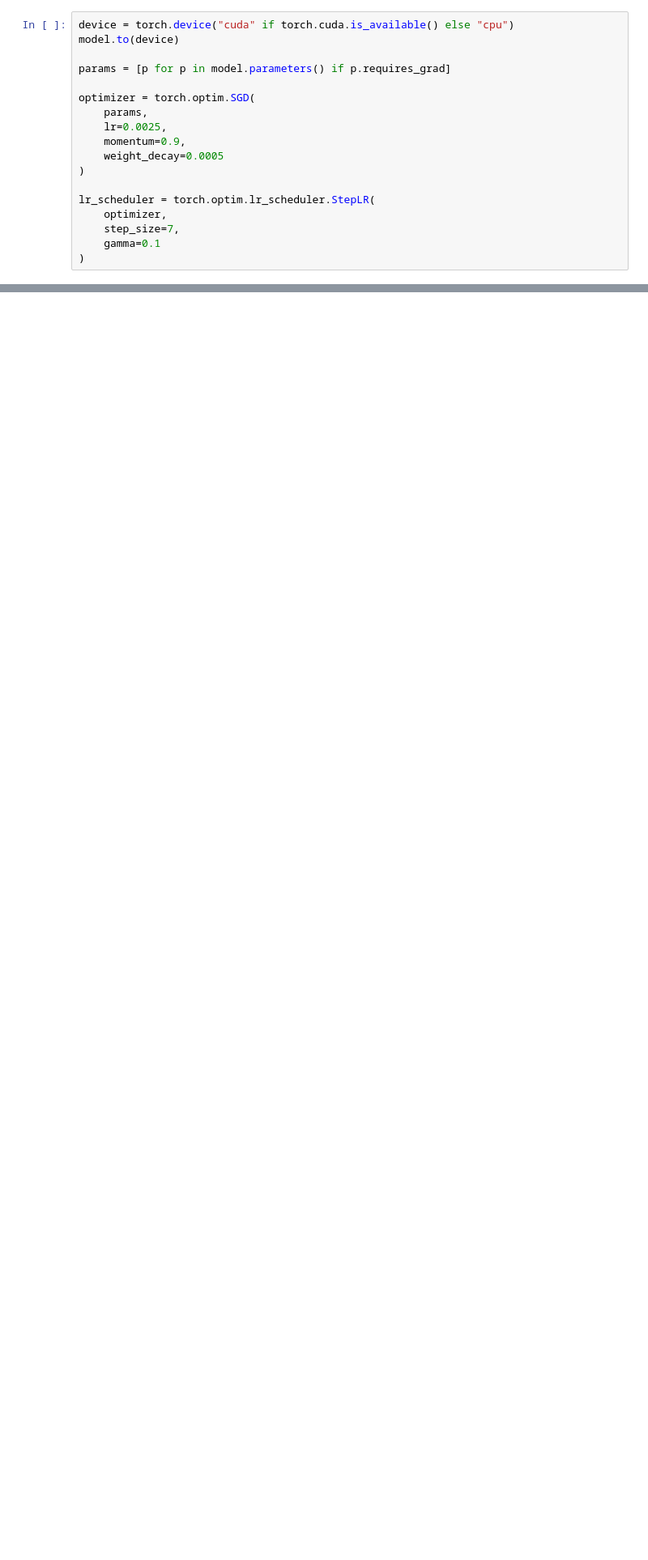
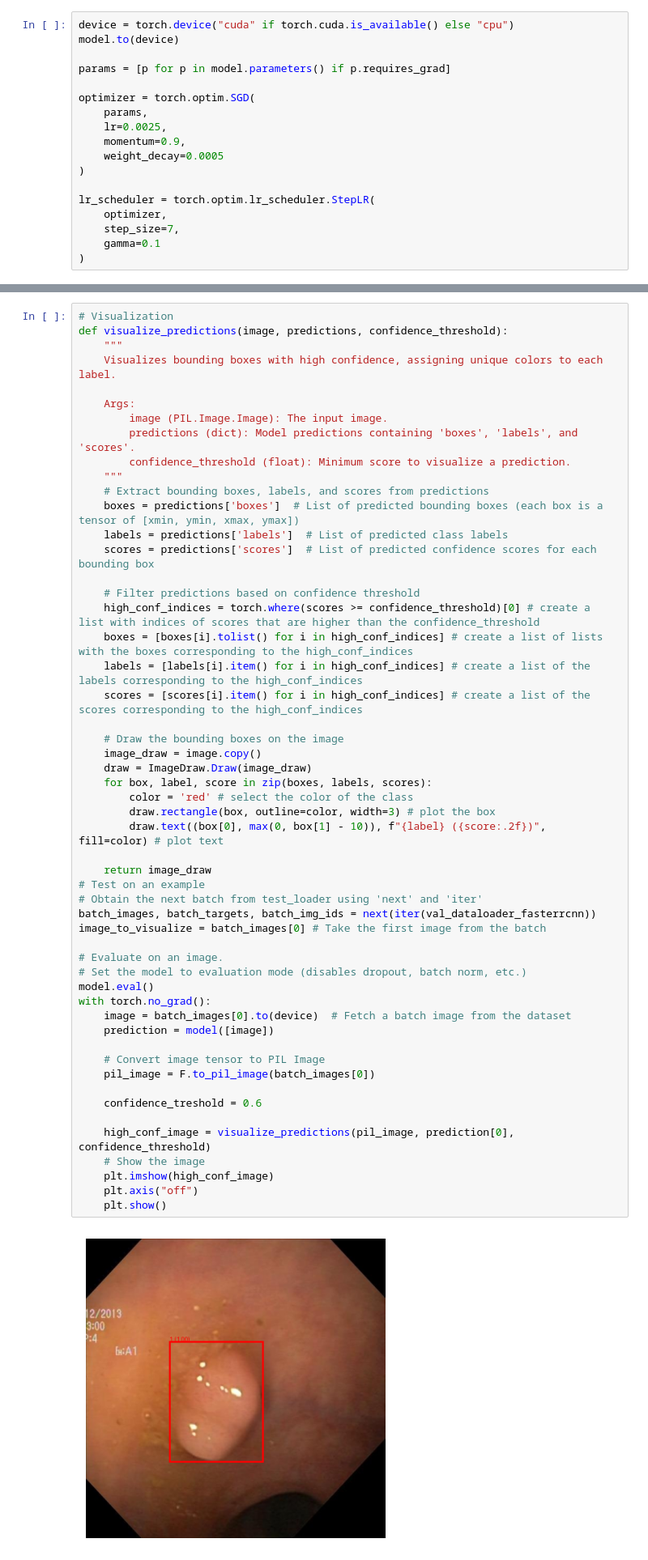
Before and after one commit to niklas-kessler/dl-med-img, a Jupyter notebook: Experiments.ipynb, the cells around one changed output, grey strips where cells are left out. Shown at 81% size. Cells and saved outputs as stored; diff of their text form; blank space fills up the shorter version.

```diff
--- a/Experiments.ipynb
+++ b/Experiments.ipynb
@@ -500,0 +773,55 @@ for epoch in range(num_epochs):
+# %%
+# Visualization
+def visualize_predictions(image, predictions, confidence_threshold):
+    """
+    Visualizes bounding boxes with high confidence, assigning unique colors to each label.
+
+    Args:
+        image (PIL.Image.Image): The input image.
+        predictions (dict): Model predictions containing 'boxes', 'labels', and 'scores'.
+        confidence_threshold (float): Minimum score to visualize a prediction.
+    """
+    # Extract bounding boxes, labels, and scores from predictions
+    boxes = predictions['boxes']  # List of predicted bounding boxes (each box is a tensor of [xmin, ymin, xmax, ymax])
+    labels = predictions['labels']  # List of predicted class labels
+    scores = predictions['scores']  # List of predicted confidence scores for each bounding box
+
+    # Filter predictions based on confidence threshold
+    high_conf_indices = torch.where(scores >= confidence_threshold)[0] # create a list with indices of scores that are higher than the confidence_threshold
+    boxes = [boxes[i].tolist() for i in high_conf_indices] # create a list of lists with the boxes corresponding to the high_conf_indices
+    labels = [labels[i].item() for i in high_conf_indices] # create a list of the labels corresponding to the high_conf_indices
+    scores = [scores[i].item() for i in high_conf_indices] # create a list of the scores corresponding to the high_conf_indices
+
+    # Draw the bounding boxes on the image
+    image_draw = image.copy()
+    draw = ImageDraw.Draw(image_draw)
+    for box, label, score in zip(boxes, labels, scores):
+        color = 'red' # select the color of the class
+        draw.rectangle(box, outline=color, width=3) # plot the box
+        draw.text((box[0], max(0, box[1] - 10)), f"{label} ({score:.2f})", fill=color) # plot text
+
+    return image_draw
+# Test on an example
+# Obtain the next batch from test_loader using 'next' and 'iter'
+batch_images, batch_targets, batch_img_ids = next(iter(val_dataloader_fasterrcnn))
+image_to_visualize = batch_images[0] # Take the first image from the batch
+
+# Evaluate on an image.
+# Set the model to evaluation mode (disables dropout, batch norm, etc.)
+model.eval()
+with torch.no_grad():
+    image = batch_images[0].to(device)  # Fetch a batch image from the dataset
+    prediction = model([image])
+
+    # Convert image tensor to PIL Image
+    pil_image = F.to_pil_image(batch_images[0])
+
+    confidence_treshold = 0.6
+
+    high_conf_image = visualize_predictions(pil_image, prediction[0], confidence_threshold)
+    # Show the image
+    plt.imshow(high_conf_image)
+    plt.axis("off")
+    plt.show()
+# %% [output]
+[figure, added]
```
Also changed, not shown: parts of 17 cells of this notebook.
